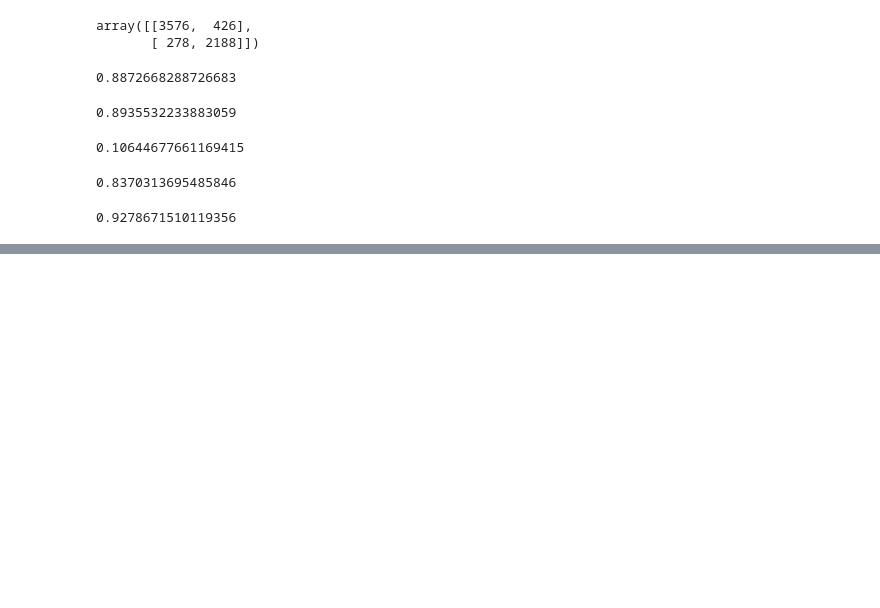
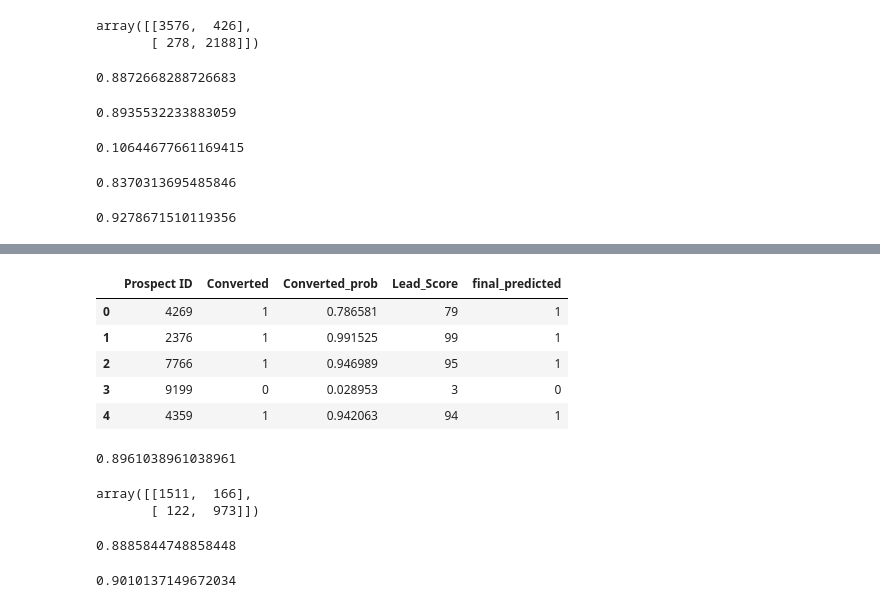
Before and after one commit to ritikamehra/LeadScoringCaseStudy, a Jupyter notebook: Lead_Scoring_Case_Study.ipynb, the cells around one changed output, grey strips where cells are left out. Drawn from its saved outputs; the diff is of its cells as text; code cells hidden in the pictures; blank space fills up the shorter version.

```diff
--- a/Lead_Scoring_Case_Study.ipynb
+++ b/Lead_Scoring_Case_Study.ipynb
@@ -1455,0 +1500,7 @@ print (TN / float(TN+ FN))
+# %%
+y_test_pred = res.predict(X_test_sm)
+# %%
+# Converting y_pred to a dataframe
+y_pred_1 = pd.DataFrame(y_test_pred)
+# Checking y_pred_1
+y_pred_1.head()
@@ -1455,0 +1514,14 @@ print (TN / float(TN+ FN))
+# %%
+# Converting y_test to dataframe
+y_test_df = pd.DataFrame(y_test)
+# Putting Prospect ID to index
+y_test_df['Prospect ID'] = y_test_df.index
+# Removing index for both dataframes to append them side by side
+y_pred_1.reset_index(drop=True, inplace=True)
+y_test_df.reset_index(drop=True, inplace=True)
+# Concatinating y_test_df and y_pred_1
+y_pred_final = pd.concat([y_test_df, y_pred_1],axis=1)
+# %%
+# Getting converted Probability column
+y_pred_final= y_pred_final.rename(columns={ 0 : 'Converted_prob'})
+y_pred_final.head()
@@ -1455,0 +1535,24 @@ print (TN / float(TN+ FN))
+# %%
+# Rearranging the columns
+y_pred_final = y_pred_final[['Prospect ID','Converted','Converted_prob']]
+y_pred_final['Lead_Score'] = y_pred_final.Converted_prob.map( lambda x: round(x*100))
+y_pred_final['final_predicted'] = y_pred_final.Converted_prob.map(lambda x: 1 if x > 0.3 else 0)
+y_pred_final.head()
+# %% [output]
+|  | Prospect ID | Converted | Converted_prob | Lead_Score | final_predicted |
+| 0 | 4269 | 1 | 0.786581 | 79 | 1 |
+| 1 | 2376 | 1 | 0.991525 | 99 | 1 |
+| 2 | 7766 | 1 | 0.946989 | 95 | 1 |
+| 3 | 9199 | 0 | 0.028953 | 3 | 0 |
+| 4 | 4359 | 1 | 0.942063 | 94 | 1 |
+# %%
+# Accuracy
+metrics.accuracy_score(y_pred_final.Converted, y_pred_final.final_predicted)
+# %% [output]
+0.8961038961038961
+# %%
+confusion2 = metrics.confusion_matrix(y_pred_final.Converted, y_pred_final.final_predicted )
+confusion2
+# %% [output]
+array([[1511,  166],
+       [ 122,  973]])
@@ -1455,0 +1568,10 @@ print (TN / float(TN+ FN))
+# %%
+# Sensitivity
+TP / float(TP+FN)
+# %% [output]
+0.8885844748858448
+# %%
+# Specificity
+TN / float(TN+FP)
+# %% [output]
+0.9010137149672034
```
Also changed, not shown: parts of 17 cells of this notebook.
